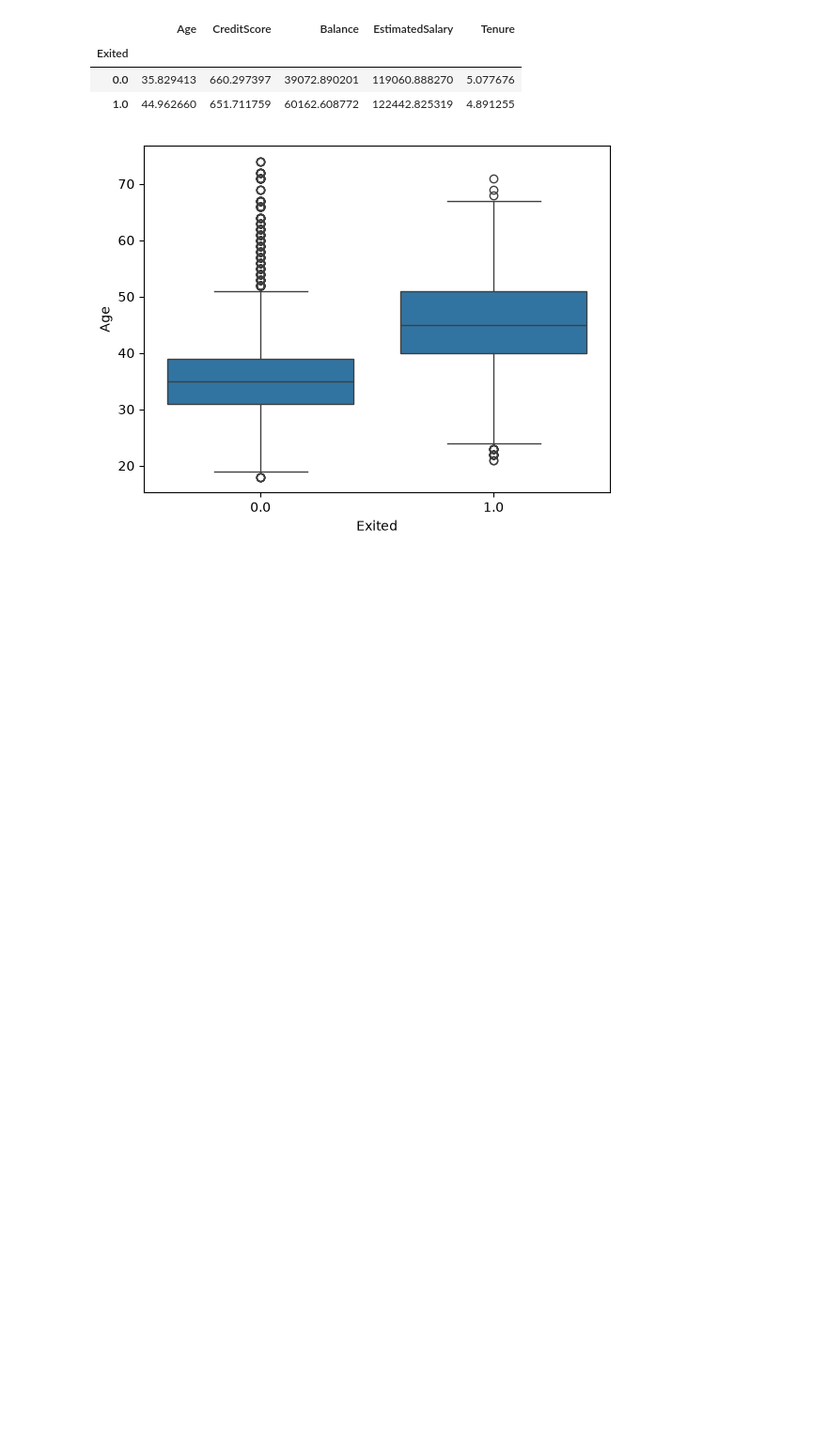
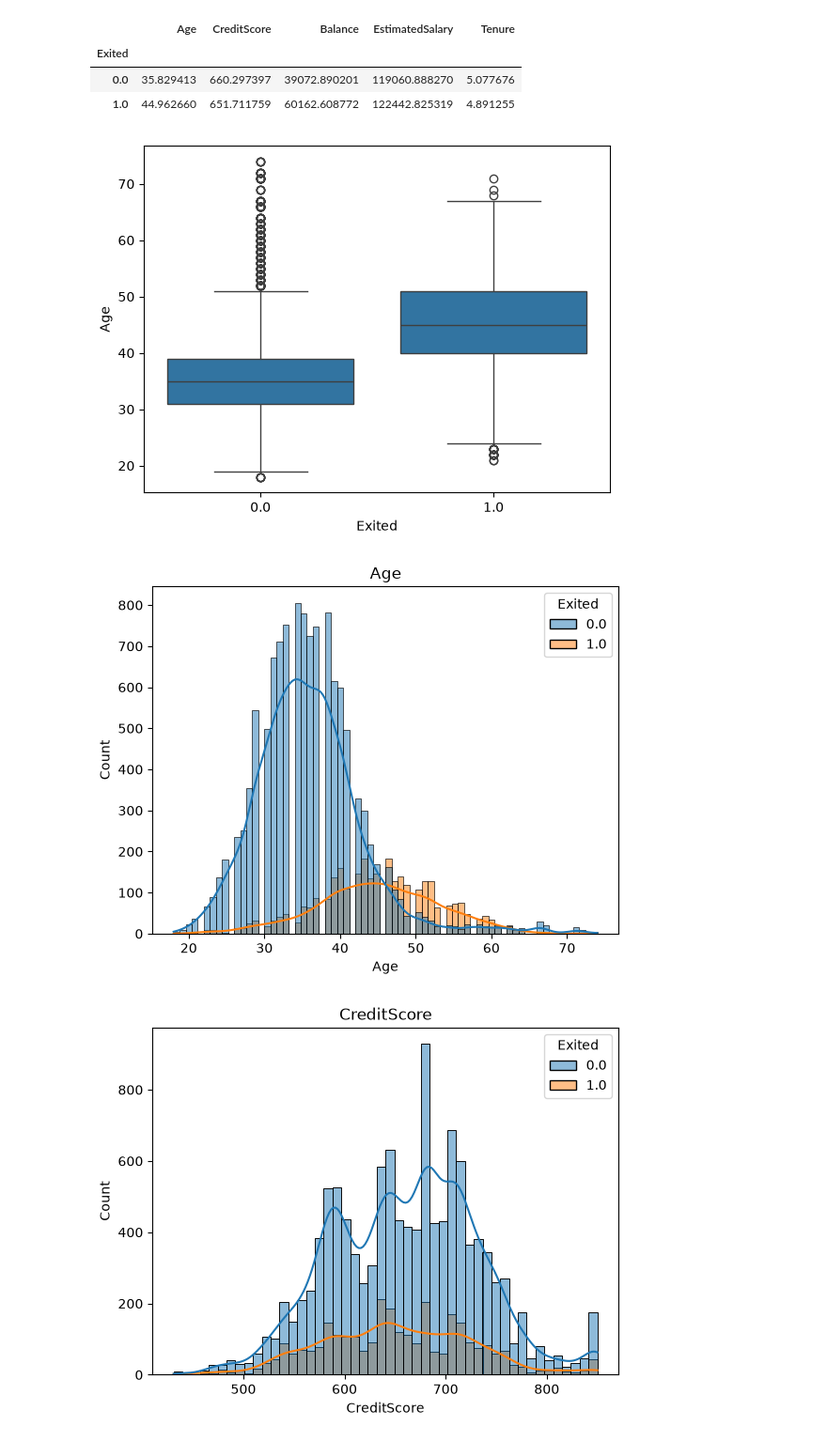
Before and after one commit to abderrazzakchafi/bank-customer-churn-prediction, a Jupyter notebook: bank_churn_prediction.ipynb, the cells around one changed output. Shown at 94% size. Saved outputs shown, nothing was run; the diff lists cells and outputs as text; code cells hidden in the pictures; blank space fills up the shorter version.

```diff
--- a/bank_churn_prediction.ipynb
+++ b/bank_churn_prediction.ipynb
@@ -124,3 +124,13 @@ sns.boxplot(x='Exited', y='Age', data=train_set)
 plt.show()
 # %% [output]
 [figure]
+# %%
+num_cols = ['Age', 'CreditScore', 'Balance', 'EstimatedSalary', 'Tenure']
+
+for col in num_cols:
+    sns.histplot(data=train_set, x=col, hue='Exited', kde=True)
+    plt.title(col)
+    plt.show()
+# %% [output]
+[figure, added]
+[figure, added]
```
Also changed, not shown: parts of 4 cells of this notebook.
